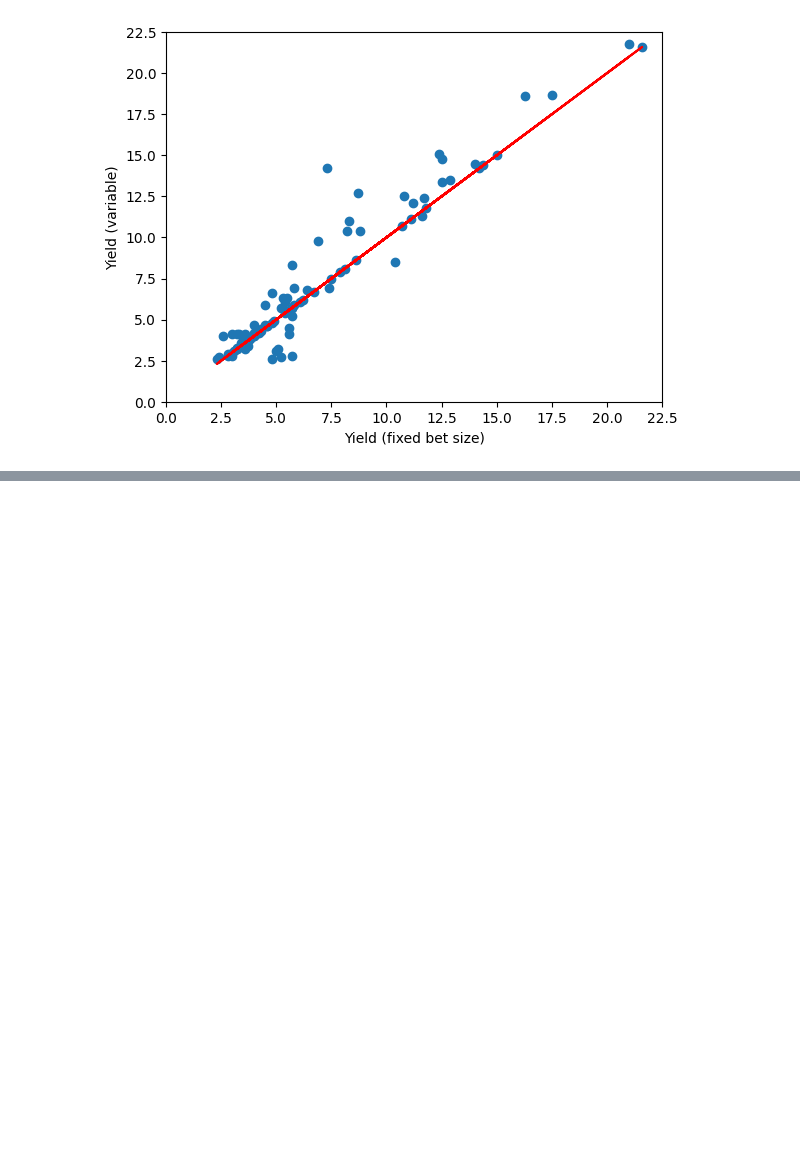
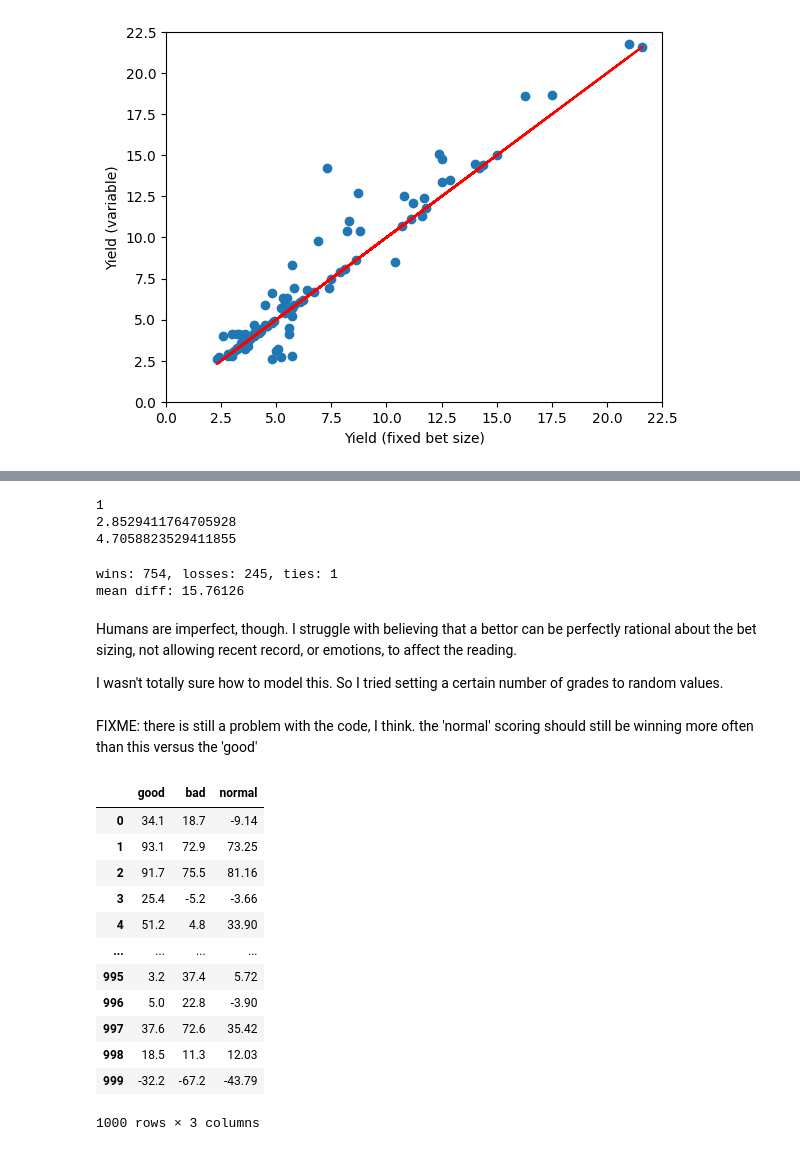
Before and after one commit to csdurfee/book, a Jupyter notebook: ep 7 TOUTS.ipynb, the cells around one changed output, grey strips where cells are left out. Cells and saved outputs as stored; diff of their text form; code cells hidden in the pictures; blank space fills up the shorter version.

```diff
--- a/ep 7 TOUTS.ipynb
+++ b/ep 7 TOUTS.ipynb
@@ -613,0 +494,4 @@ mean diff: 0.12231000000000006
+# %%
+from bet_grading import BetGrading
+
+bg = BetGrading()
@@ -613,0 +509,46 @@ mean diff: 0.12231000000000006
+# %%
+fifty_four = .54 - (1.1 * .46) # rate of return for 54% win rate
+
+print(1)
+print((.57 - (1.1 * .43)) / fifty_four)
+print((.6 - (1.1 * .4)) / fifty_four)
+# %% [output]
+1
+2.8529411764705928
+4.7058823529411855
+# %%
+bg.units_map = {
+    'A': 5,
+    'B': 3,
+    'F': 1
+}
+
+
+diffs = bg.graded_vs_ungraded()
+# %% [output]
+wins: 754, losses: 245, ties: 1
+mean diff: 15.76126
+# %% [markdown]
+Humans are imperfect, though. I struggle with believing that a bettor can be perfectly rational about the bet sizing, not allowing recent record, or emotions, to affect the reading.
+
+I wasn't totally sure how to model this. So I tried setting a certain number of grades to random values.
+# %%
+scores = bg.test_some_grades(1000)
+# %% [markdown]
+FIXME: there is still a problem with the code, I think. the 'normal' scoring should still be winning more often than this versus the 'good'
+# %%
+scores
+# %% [output]
+|  | good | bad | normal |
+| 0 | 34.1 | 18.7 | -9.14 |
+| 1 | 93.1 | 72.9 | 73.25 |
+| 2 | 91.7 | 75.5 | 81.16 |
+| 3 | 25.4 | -5.2 | -3.66 |
+| 4 | 51.2 | 4.8 | 33.90 |
+| ... | ... | ... | ... |
+| 995 | 3.2 | 37.4 | 5.72 |
+| 996 | 5.0 | 22.8 | -3.90 |
+| 997 | 37.6 | 72.6 | 35.42 |
+| 998 | 18.5 | 11.3 | 12.03 |
+| 999 | -32.2 | -67.2 | -43.79 |
+1000 rows × 3 columns
```
Also changed, not shown: parts of 9 cells of this notebook.
